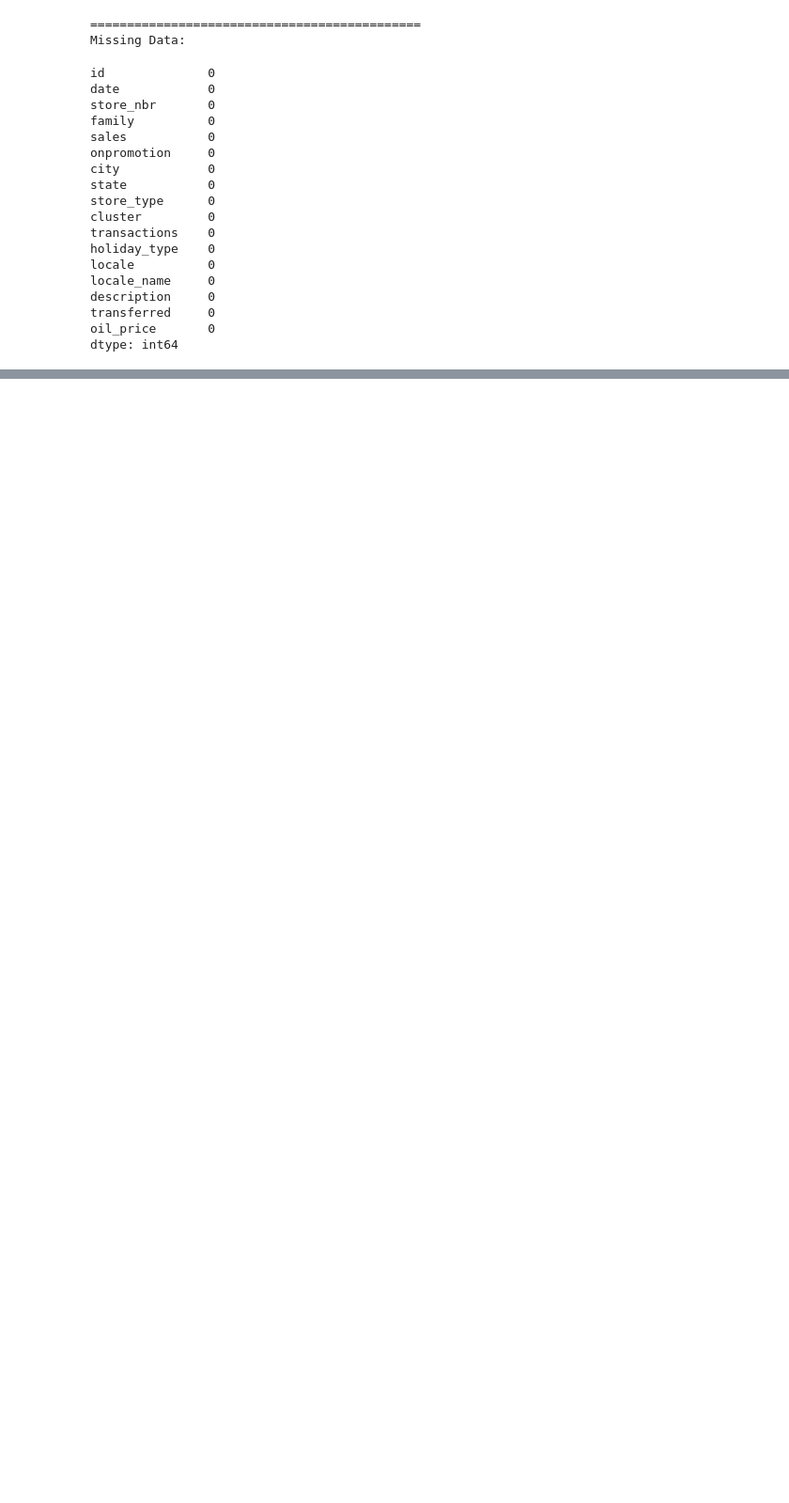
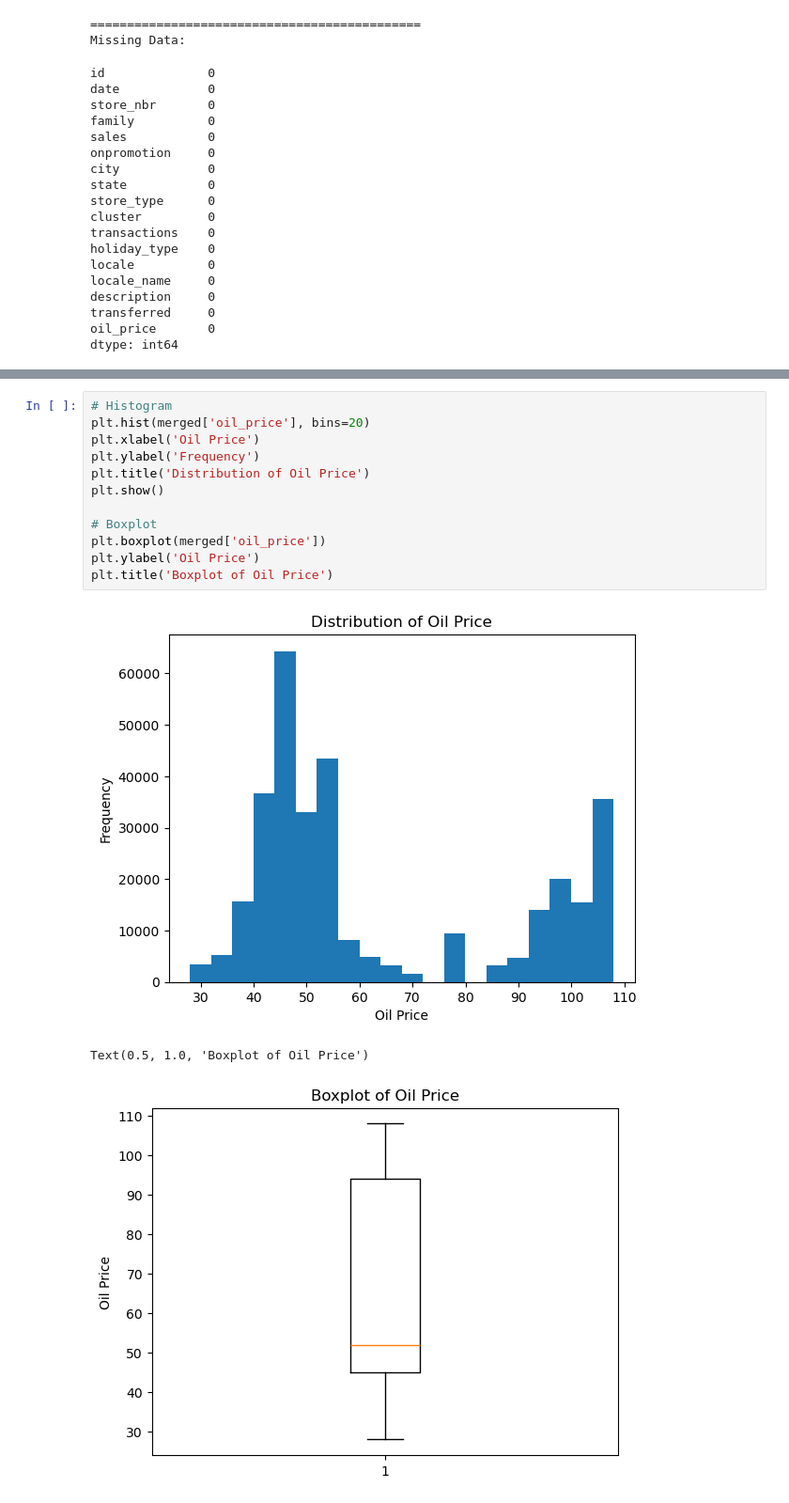
Before and after one commit to edmar-bevilaqua/store-sales-tsf-kaggle-competition, a Jupyter notebook: store-sales-tsf.ipynb, the cells around one changed output, grey strips where cells are left out. Shown at 94% size. Cells and saved outputs as stored; diff of their text form; blank space fills up the shorter version.

```diff
--- a/store-sales-tsf.ipynb
+++ b/store-sales-tsf.ipynb
@@ -579,0 +635,16 @@ dtype: int64
+# %%
+# Histogram
+plt.hist(merged['oil_price'], bins=20)
+plt.xlabel('Oil Price')
+plt.ylabel('Frequency')
+plt.title('Distribution of Oil Price')
+plt.show()
+
+# Boxplot
+plt.boxplot(merged['oil_price'])
+plt.ylabel('Oil Price')
+plt.title('Boxplot of Oil Price')
+# %% [output]
+[figure, added]
+Text(0.5, 1.0, 'Boxplot of Oil Price')
+[figure, added]
```
Also changed, not shown: parts of 12 cells of this notebook.
